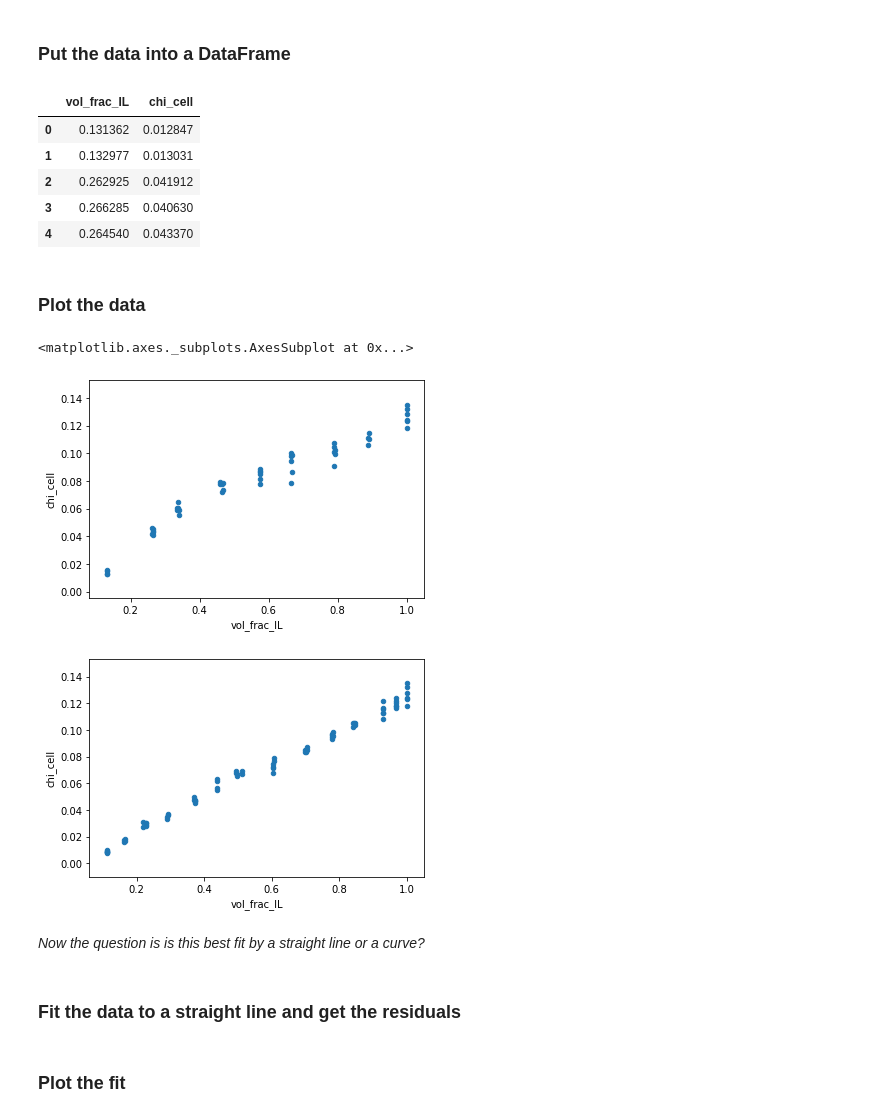
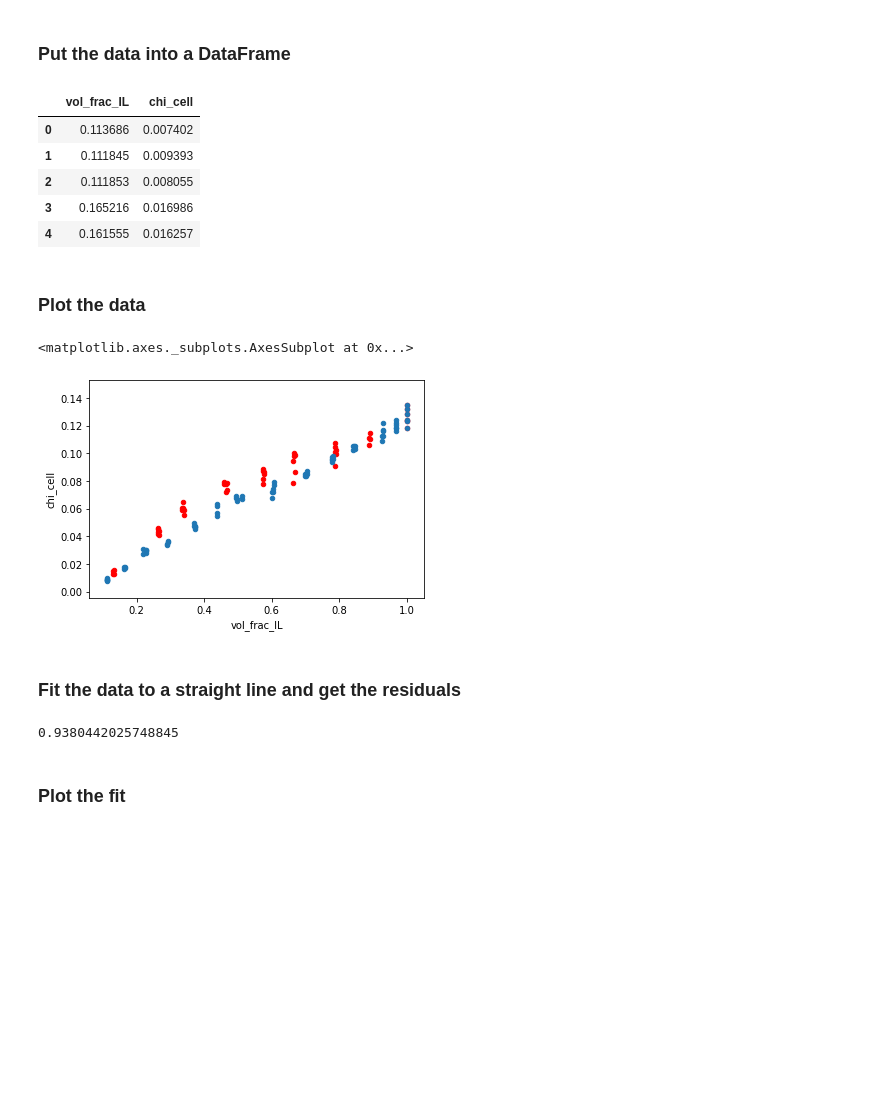
Before and after one commit to Willjterwright/Machine_learning_for_chemists, a Jupyter notebook: Regression_Cellulose.ipynb, the cells around one changed output. Cells and saved outputs as stored; diff of their text form; code cells hidden in the pictures; blank space fills up the shorter version.

```diff
--- a/Regression_Cellulose.ipynb
+++ b/Regression_Cellulose.ipynb
@@ -293,40 +789,40 @@ vol1MI.head()
 ### Put the data into a DataFrame
 # %%
 # Create pandas dataframe to store our X and y values
-df = pd.DataFrame(vol1MI)
+df1MI = pd.DataFrame(vol1MI)
 dfDMSO = pd.DataFrame(volDMSO)
 # %%
 # Show the first five rows of our dataframe
-df.head()
+dfDMSO.head()
 # %% [output]
 |  | vol_frac_IL | chi_cell |
-| 0 | 0.131362 | 0.012847 |
-| 1 | 0.132977 | 0.013031 |
-| 2 | 0.262925 | 0.041912 |
-| 3 | 0.266285 | 0.040630 |
-| 4 | 0.264540 | 0.043370 |
+| 0 | 0.113686 | 0.007402 |
+| 1 | 0.111845 | 0.009393 |
+| 2 | 0.111853 | 0.008055 |
+| 3 | 0.165216 | 0.016986 |
+| 4 | 0.161555 | 0.016257 |
 # %% [markdown]
 ### Plot the data
 # %%
-df.plot.scatter("vol_frac_IL", "chi_cell")
-dfDMSO.plot.scatter("vol_frac_IL", "chi_cell")
+ax=df1MI.plot.scatter("vol_frac_IL", "chi_cell", c="red")
+dfDMSO.plot.scatter("vol_frac_IL", "chi_cell",ax=ax)
 # %% [output]
 <matplotlib.axes._subplots.AxesSubplot at 0x...>
-[figure, old version]
+[figure, new version]
-[figure, removed]
-# %% [markdown]
-*Now the question is is this best fit by a straight line or a curve?*
 # %% [markdown]
 ### Fit the data to a straight line and get the residuals
 # %%
 # instantiate the model
-model = LinearRegression(fit_intercept=True)
+newmodel = LinearRegression(fit_intercept=True)
 # set up fit the model to the data
-model.fit(df[["vol_frac_IL"]], df["chi_cell"])
+newmodel.fit(df1MI[["vol_frac_IL"]], df1MI["chi_cell"])
 # set up x
 xfitlin = np.linspace(0, 1)
 # predict y
-yfitlin = model.predict(xfit[:, np.newaxis])
+yfitlin = newmodel.predict(xfitlin[:, np.newaxis])
+newmodel.score(df1MI[["vol_frac_IL"]], df1MI["chi_cell"])
+# %% [output]
+0.9380442025748845
 # %% [markdown]
 ### Plot the fit
 # %%
```
Also changed, not shown: parts of 122 cells of this notebook.
